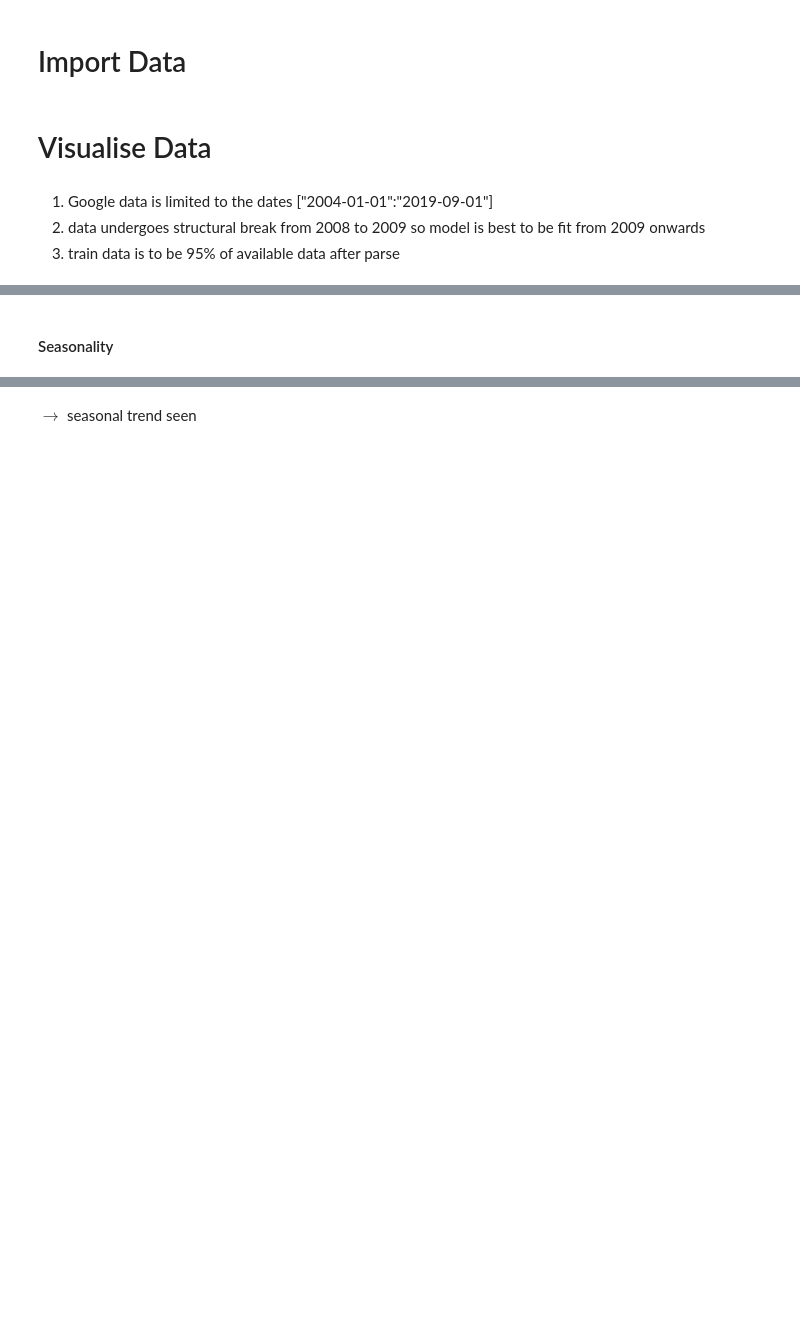
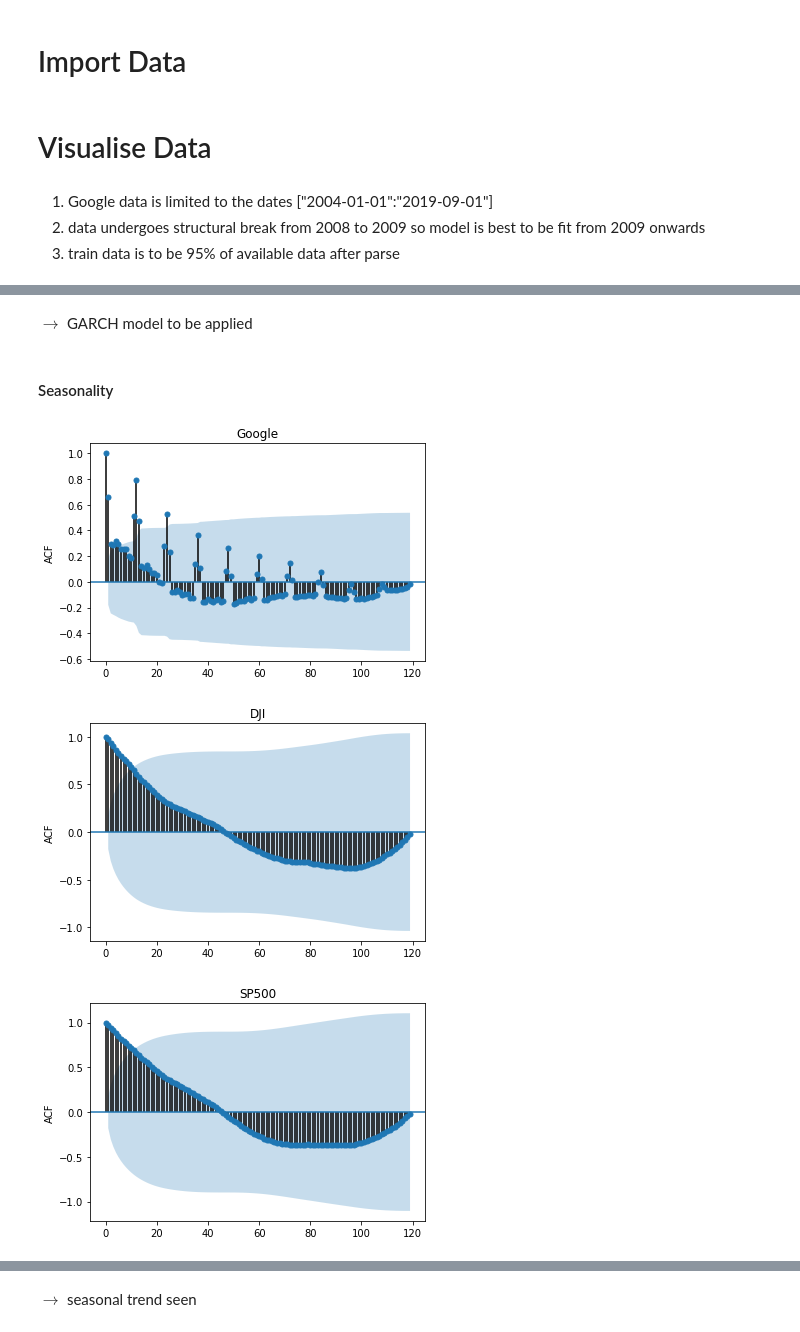
Before and after one commit to shervinrad100/Python-Projects, a Jupyter notebook: Research Project/Code/Research Project .ipynb, the cells around one changed output, grey strips where cells are left out. Cells and saved outputs as stored; diff of their text form; code cells hidden in the pictures; blank space fills up the shorter version.

```diff
--- a/Research Project/Code/Research Project .ipynb
+++ b/Research Project/Code/Research Project .ipynb
@@ -127,5 +179,20 @@ $\rightarrow$ log difference should be taken.
+# %% [markdown]
+$\rightarrow$ GARCH model to be applied
 # %% [markdown]
 #### Seasonality
+# %%
+def acf_pacf(data, Title):
+    fig, axes = plt.subplots(1,1)
+    plot_acf(data, ax=axes, title=f"{Title}")
+    axes.set(ylabel="ACF")
+
+acf_pacf(GGL, "Google");
+acf_pacf(DJI, "DJI");
+acf_pacf(SP, "SP500");
+# %% [output]
+[figure, added]
+[figure, added]
+[figure, added]
 # %%
 def seasonality_check(DF, Title, key=None, array=None, ):
     """
```
Also changed, not shown: parts of 35 cells of this notebook.
